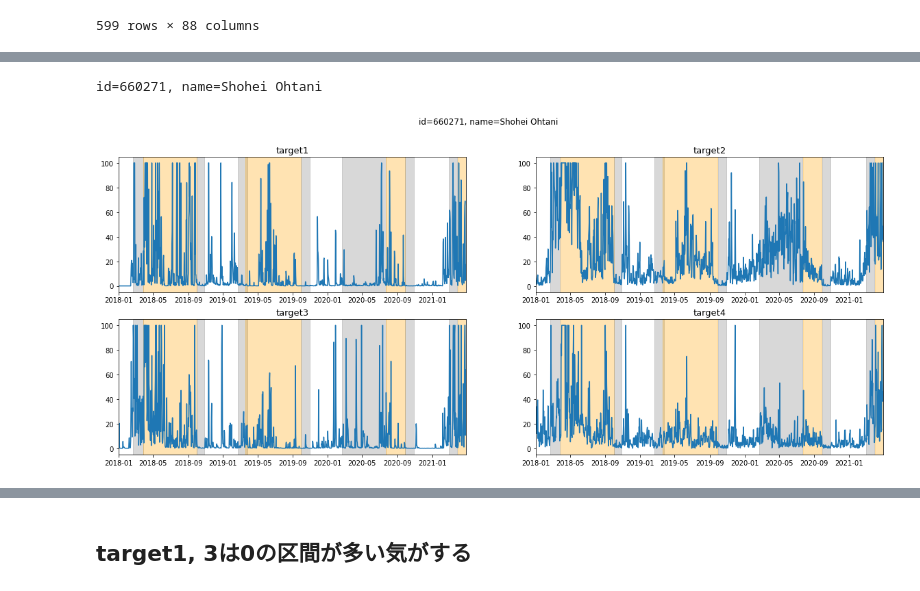
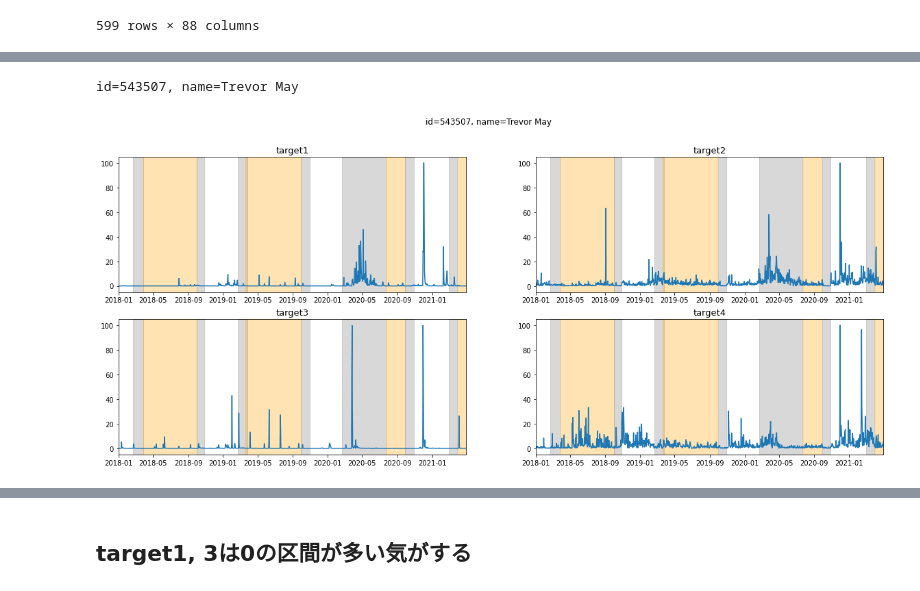
Before and after one commit to root4kaido/MLB-Player-Digital-Engagement-Forecasting, a Jupyter notebook: Notebook/other/eda_target.ipynb, the cells around one changed output, grey strips where cells are left out. Saved outputs shown, nothing was run; the diff lists cells and outputs as text; code cells hidden in the pictures.

```diff
--- a/Notebook/other/eda_target.ipynb
+++ b/Notebook/other/eda_target.ipynb
@@ -179,9 +156,9 @@ targets = pd.merge(targets, players, how='left', on='playerId')
 player_ids = targets[targets['playerForTestSetAndFuturePreds']!=False]['playerId'].unique()
 # %%
 
-# id_ = player_ids[np.random.randint(len(player_ids))]
-id_ = player_ids[10]
-id_ = 660271
+id_ = player_ids[np.random.randint(len(player_ids))]
+# id_ = player_ids[10]
+# id_ = 666201
 target_oneplayer = targets[(targets['playerId'] == id_)]
 name = players[players['playerId'] == id_]['playerName']
 print(f'id={id_}, name={name.values[0]}')
@@ -211,32 +188,32 @@ ax[0][1].plot(dates, target_oneplayer['target2'].values)
 ax[0][1].set_xlim(np.min(dates), np.max(dates))
 ax[0][1].set_title('target2', fontsize=13)
 ax[0][1].set_aspect(aspect='auto')
 
 for i in range(len(seasons)):
     ax[1][0].axvspan(seasons['preSeasonStartDate'][i], seasons['preSeasonEndDate'][i], color="gray", alpha=0.3)
 for i in range(len(seasons)):
     ax[1][0].axvspan(seasons['regularSeasonStartDate'][i], seasons['regularSeasonEndDate'][i], color="orange", alpha=0.3)
 for i in range(len(seasons)):
     ax[1][0].axvspan(seasons['postSeasonStartDate'][i], seasons['postSeasonEndDate'][i], color="gray", alpha=0.3)
 dates = pd.to_datetime(target_oneplayer['date'], format="%Y%m%d").values
 ax[1][0].plot(dates, target_oneplayer['target3'].values)
 ax[1][0].set_xlim(np.min(dates), np.max(dates))
 ax[1][0].set_title('target3', fontsize=13)
 ax[1][0].set_aspect(aspect='auto')
 
 for i in range(len(seasons)):
     ax[1][1].axvspan(seasons['preSeasonStartDate'][i], seasons['preSeasonEndDate'][i], color="gray", alpha=0.3)
 for i in range(len(seasons)):
     ax[1][1].axvspan(seasons['regularSeasonStartDate'][i], seasons['regularSeasonEndDate'][i], color="orange", alpha=0.3)
 for i in range(len(seasons)):
     ax[1][1].axvspan(seasons['postSeasonStartDate'][i], seasons['postSeasonEndDate'][i], color="gray", alpha=0.3)
 dates = pd.to_datetime(target_oneplayer['date'], format="%Y%m%d").values
 ax[1][1].plot(dates, target_oneplayer['target4'].values)
 ax[1][1].set_xlim(np.min(dates), np.max(dates))
 ax[1][1].set_title('target4', fontsize=13)
 ax[1][1].set_aspect(aspect='auto')
 
 # plt.show()
 # %% [output]
-id=660271, name=Shohei Ohtani
+id=543507, name=Trevor May
-[figure, old version]
+[figure, new version]
```
Also changed, not shown: parts of 17 cells of this notebook, 3 other files.
